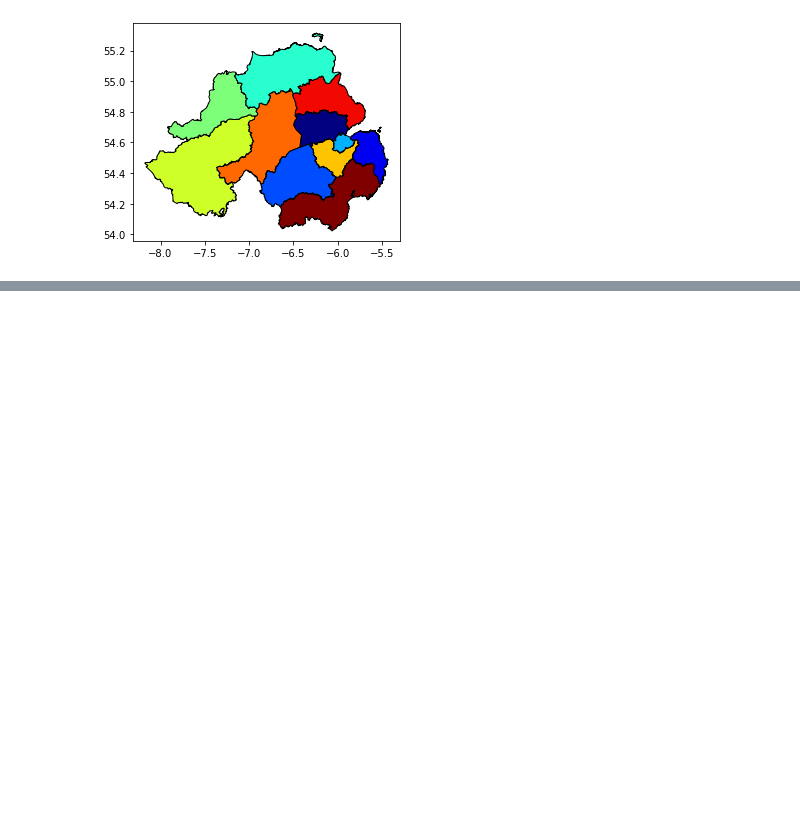
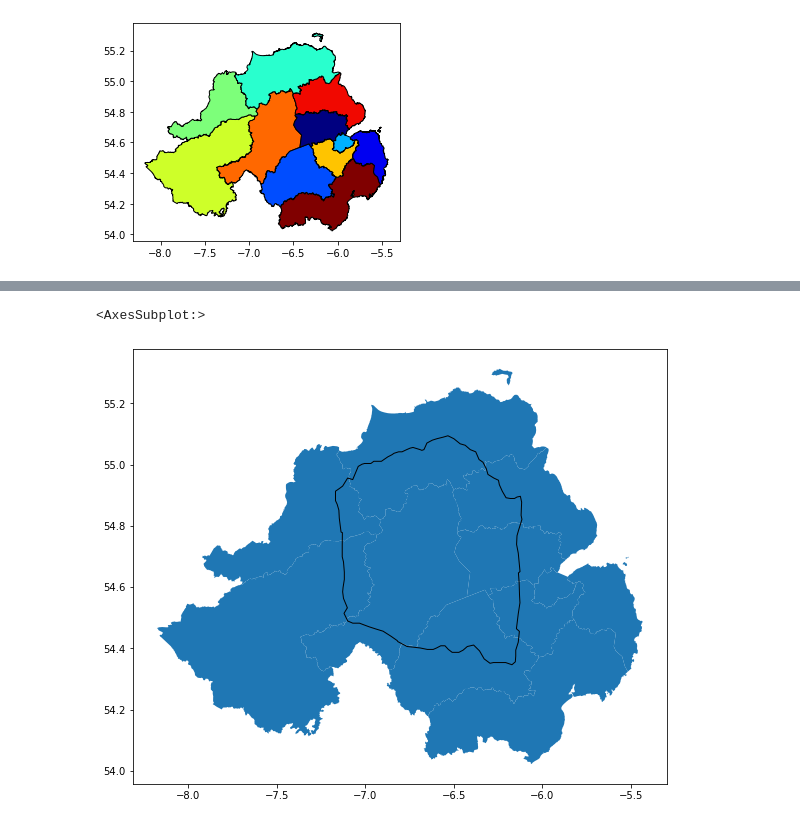
Before and after one commit to epurpur/pythonGeospatialWorkshop, a Jupyter notebook: pythonGeospatial.ipynb, the cells around one changed output, grey strips where cells are left out. Drawn from its saved outputs; the diff is of its cells as text; code cells hidden in the pictures; blank space fills up the shorter version.

```diff
--- a/pythonGeospatial.ipynb
+++ b/pythonGeospatial.ipynb
@@ -40,0 +80,9 @@ districts.plot(cmap='jet', column ='district', edgecolor='black' )
+# %%
+## plot as different layers on top of each other. Stack them on top of each other
+## we are not just limited to two layers when plotting
+fig, ax = plt.subplots(figsize=(10,8))
+districts.plot(ax=ax)
+area_of_interest.plot(ax=ax, color='none', edgecolor='black')
+# %% [output]
+<AxesSubplot:>
+[figure, added]
```
Also changed, not shown: parts of 13 cells of this notebook.
